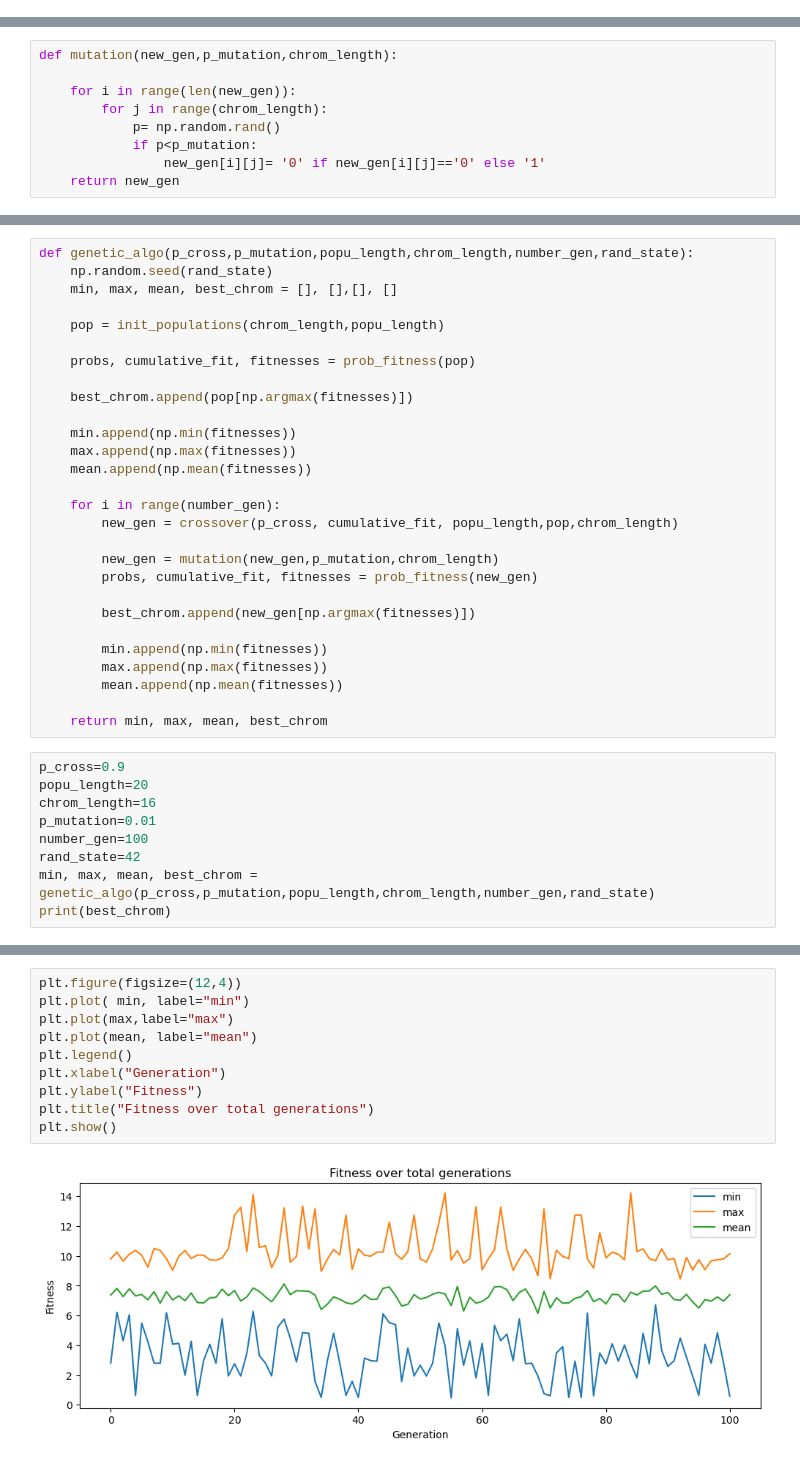
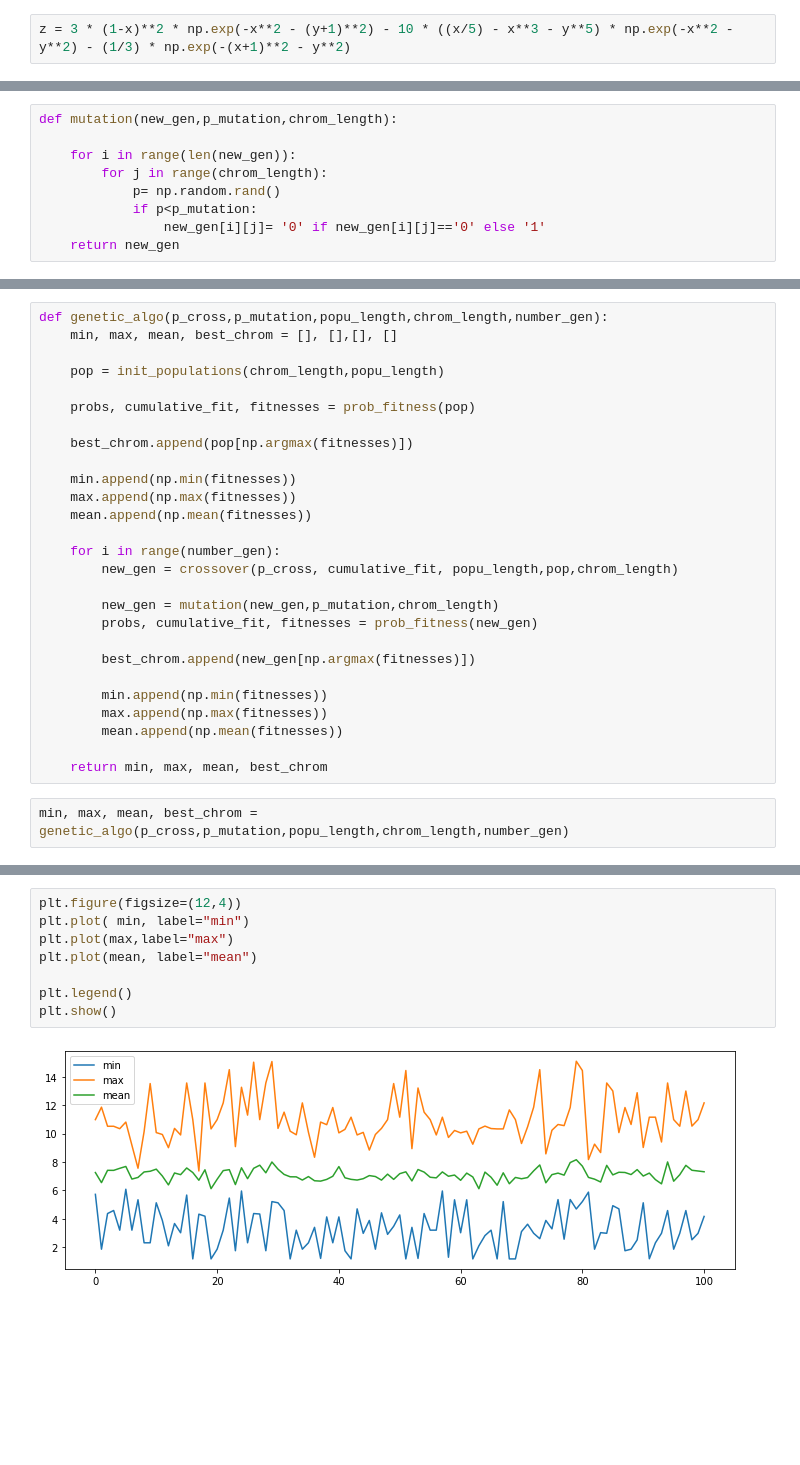
Before and after one commit to ManuelFelipeA/Optimization, a Jupyter notebook: optimization.ipynb, the cells around one changed output, grey strips where cells are left out. Drawn from its saved outputs; the diff is of its cells as text; blank space fills up the shorter version.

```diff
--- a/optimization.ipynb
+++ b/optimization.ipynb
@@ -69,3 +71,5 @@ min(list)
+# %%
+z = 3 * (1-x)**2 * np.exp(-x**2 - (y+1)**2) - 10 * ((x/5) - x**3 - y**5) * np.exp(-x**2 - y**2) - (1/3) * np.exp(-(x+1)**2 - y**2)
 # %%
 def fitness(chromosome):
     x = decode(chromosome[:8])
@@ -192,6 +197,5 @@ mutation(new_gen,p_mutation,chrom_length)[0]
 # %%
-def genetic_algo(p_cross,p_mutation,popu_length,chrom_length,number_gen,rand_state):
-    np.random.seed(rand_state)
+def genetic_algo(p_cross,p_mutation,popu_length,chrom_length,number_gen):
     min, max, mean, best_chrom = [], [],[], []
 
     pop = init_populations(chrom_length,popu_length)
@@ -218,11 +222,4 @@ def genetic_algo(p_cross,p_mutation,popu_length,chrom_length,number_gen,rand_sta
 
     return min, max, mean, best_chrom
 # %%
-p_cross=0.9
-popu_length=20
-chrom_length=16
-p_mutation=0.01
-number_gen=100
-rand_state=42
-min, max, mean, best_chrom = genetic_algo(p_cross,p_mutation,popu_length,chrom_length,number_gen,rand_state)
-print(best_chrom)
+min, max, mean, best_chrom = genetic_algo(p_cross,p_mutation,popu_length,chrom_length,number_gen)
@@ -231,12 +226,10 @@ print(best_chrom)
 # %%
 plt.figure(figsize=(12,4))
 plt.plot( min, label="min")
 plt.plot(max,label="max")
 plt.plot(mean, label="mean")
+
 plt.legend()
-plt.xlabel("Generation")
-plt.ylabel("Fitness")
-plt.title("Fitness over total generations")
 plt.show()
 # %% [output]
-[figure, old version]
+[figure, new version]
```
Also changed, not shown: parts of 6 cells of this notebook.
